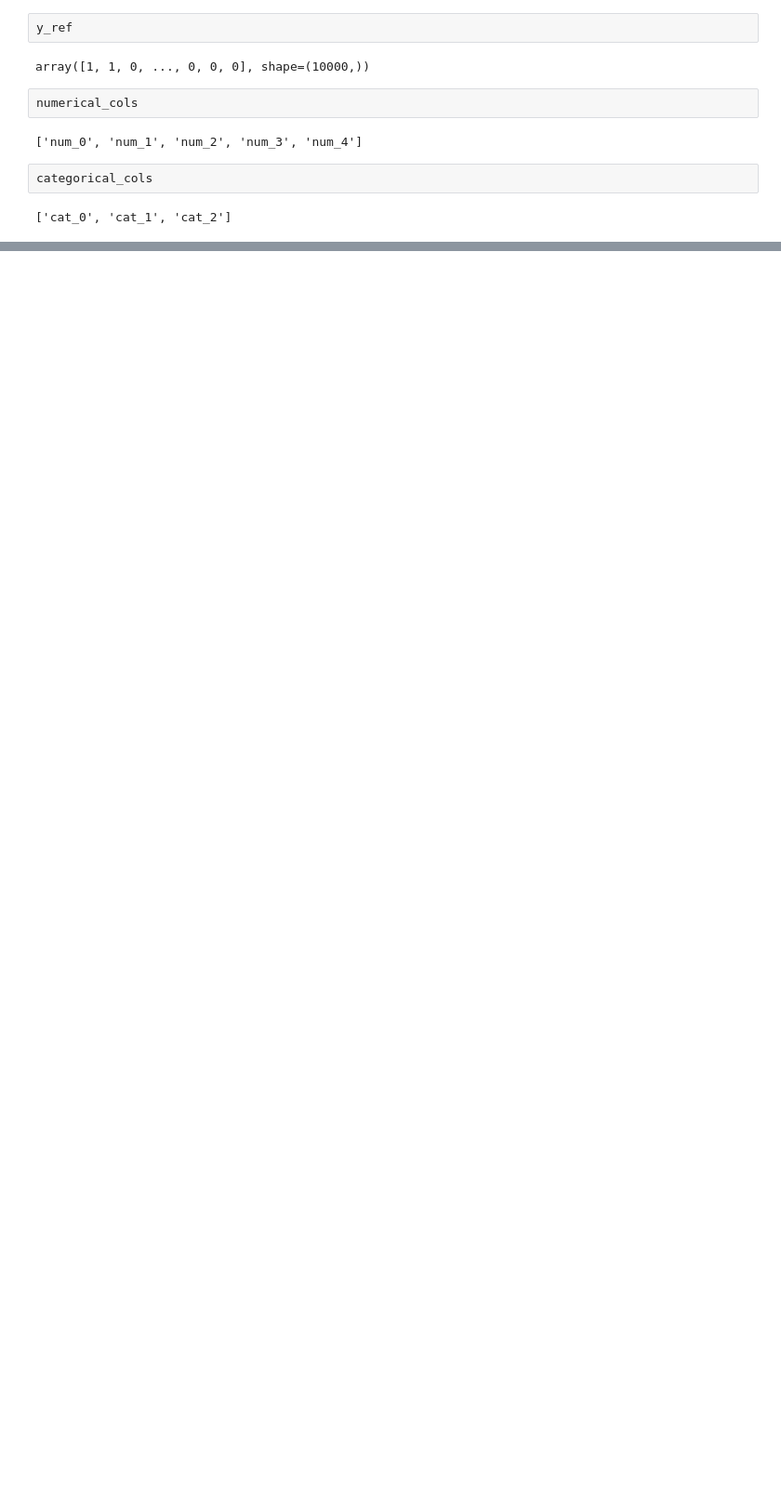
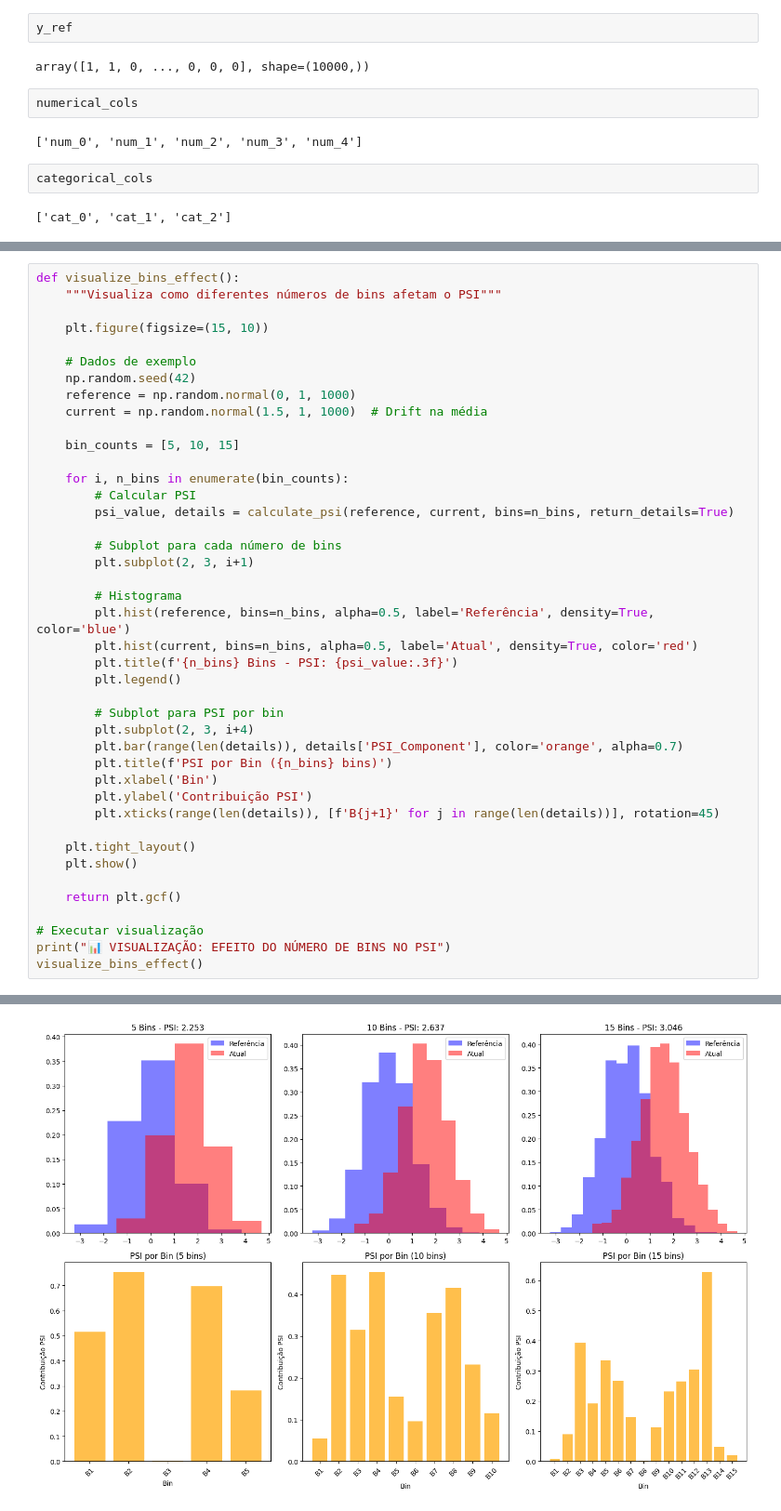
Before and after one commit to alexandressimoes/XDrift-Analyzer, a Jupyter notebook: examples/example_notebook.ipynb, the cells around one changed output, grey strips where cells are left out. Shown at 93% size. Saved outputs shown, nothing was run; the diff lists cells and outputs as text; blank space fills up the shorter version.

```diff
--- a/examples/example_notebook.ipynb
+++ b/examples/example_notebook.ipynb
@@ -152,0 +736,43 @@ categorical_cols
+# %%
+def visualize_bins_effect():
+    """Visualiza como diferentes números de bins afetam o PSI"""
+
+    plt.figure(figsize=(15, 10))
+
+    # Dados de exemplo
+    np.random.seed(42)
+    reference = np.random.normal(0, 1, 1000)
+    current = np.random.normal(1.5, 1, 1000)  # Drift na média
+
+    bin_counts = [5, 10, 15]
+
+    for i, n_bins in enumerate(bin_counts):
+        # Calcular PSI
+        psi_value, details = calculate_psi(reference, current, bins=n_bins, return_details=True)
+
+        # Subplot para cada número de bins
+        plt.subplot(2, 3, i+1)
+
+        # Histograma
+        plt.hist(reference, bins=n_bins, alpha=0.5, label='Referência', density=True, color='blue')
+        plt.hist(current, bins=n_bins, alpha=0.5, label='Atual', density=True, color='red')
+        plt.title(f'{n_bins} Bins - PSI: {psi_value:.3f}')
+        plt.legend()
+
+        # Subplot para PSI por bin
+        plt.subplot(2, 3, i+4)
+        plt.bar(range(len(details)), details['PSI_Component'], color='orange', alpha=0.7)
+        plt.title(f'PSI por Bin ({n_bins} bins)')
+        plt.xlabel('Bin')
+        plt.ylabel('Contribuição PSI')
+        plt.xticks(range(len(details)), [f'B{j+1}' for j in range(len(details))], rotation=45)
+
+    plt.tight_layout()
+    plt.show()
+
+    return plt.gcf()
+
+# Executar visualização
+print("📊 VISUALIZAÇÃO: EFEITO DO NÚMERO DE BINS NO PSI")
+visualize_bins_effect()
+# %% [output]
@@ -152,0 +780 @@ categorical_cols
+[figure, added]
```
Also changed, not shown: parts of 16 cells of this notebook.
